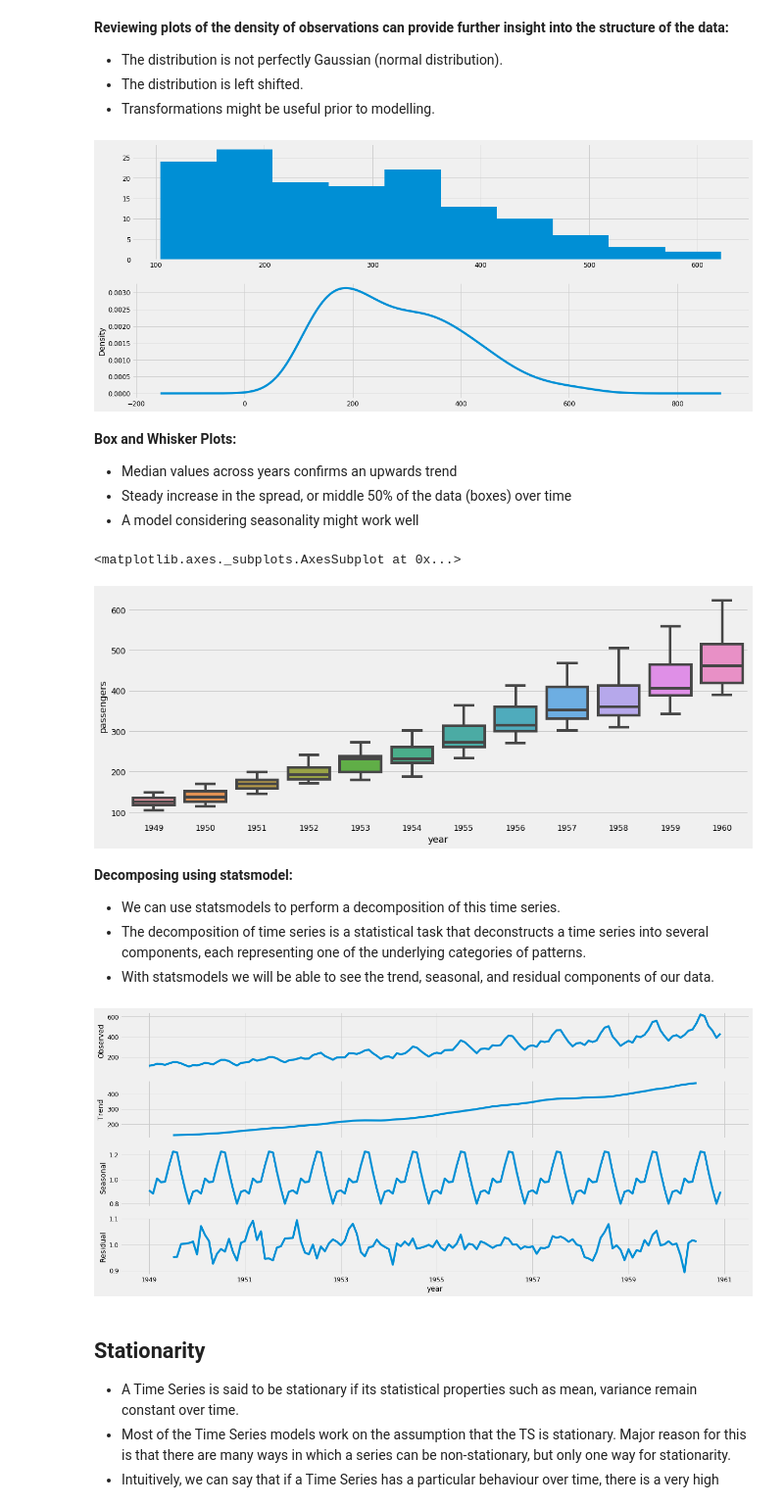
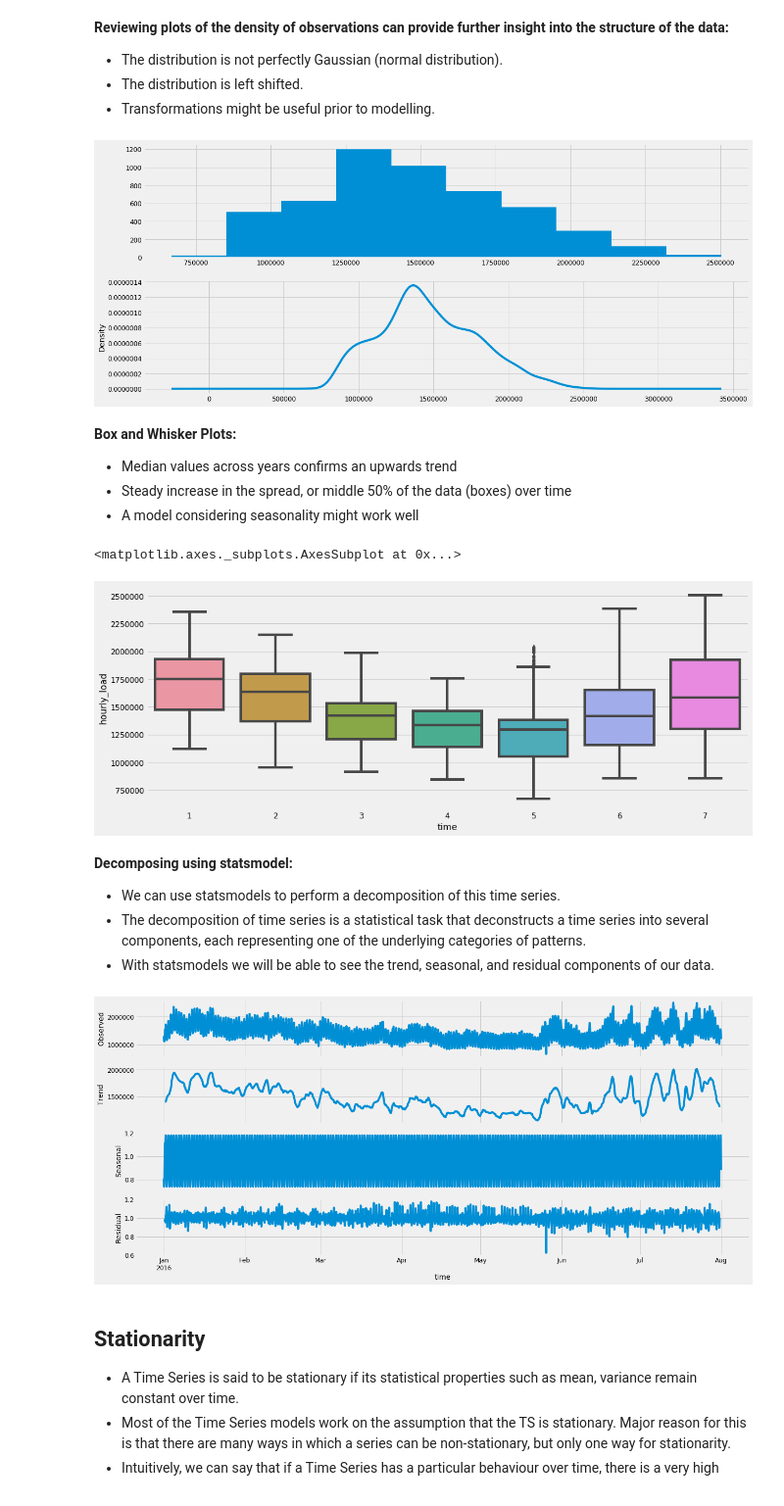
Before and after one commit to bondxue/FRE-6351-Time-Series-Anlysis, a Jupyter notebook: Final-Project/Time-Series-Final-Project.ipynb, the cells around one changed output. Shown at 98% size. Cells and saved outputs as stored; diff of their text form; code cells hidden in the pictures.

```diff
--- a/Final-Project/Time-Series-Final-Project.ipynb
+++ b/Final-Project/Time-Series-Final-Project.ipynb
@@ -61,7 +61,7 @@ from sklearn.metrics import mean_squared_error, r2_score, mean_absolute_error, m
 # %%
 df = pd.read_csv('hourly_load_2016.csv',header=None)
 # %%
-df.columns = ['time','hourly load']
+df.columns = ['time','hourly_load']
 # %%
 df.head(3)
 # %% [output]
@@ -154,12 +143,12 @@ from pandas import Series
 from matplotlib import pyplot
 pyplot.figure(1)
 pyplot.subplot(211)
-y.passengers.hist()
+y.hourly_load.hist()
 pyplot.subplot(212)
-y.passengers.plot(kind='kde')
+y.hourly_load.plot(kind='kde')
 pyplot.show()
 # %% [output]
-[figure, old version]
+[figure, new version]
 # %% [markdown]
 __Box and Whisker Plots:__
 - Median values across years confirms an upwards trend
@@ -167,10 +156,10 @@ __Box and Whisker Plots:__
 - A model considering seasonality might work well
 # %%
 fig, ax = plt.subplots(figsize=(15,6))
-sns.boxplot(y.passengers.index.year, y.passengers, ax=ax)
+sns.boxplot(y.hourly_load.index.month, y.hourly_load, ax=ax)
 # %% [output]
 <matplotlib.axes._subplots.AxesSubplot at 0x...>
-[figure, old version]
+[figure, new version]
 # %% [markdown]
 __Decomposing using statsmodel:__
 - We can use statsmodels to perform a decomposition of this time series.
@@ -178,12 +167,13 @@ __Decomposing using statsmodel:__
 - With statsmodels we will be able to see the trend, seasonal, and residual components of our data.
 # %%
 from pylab import rcParams
+pd.plotting.register_matplotlib_converters()
 rcParams['figure.figsize'] = 18, 8
 decomposition = sm.tsa.seasonal_decompose(y, model='multiplicative')
-fig = decomposition.plot()
+decomposition.plot()
 plt.show()
 # %% [output]
-[figure, old version]
+[figure, new version]
 # %% [markdown]
 ## Stationarity
 - A Time Series is said to be stationary if its statistical properties such as mean, variance remain constant over time.
```
Also changed, not shown: parts of 10 cells of this notebook.
